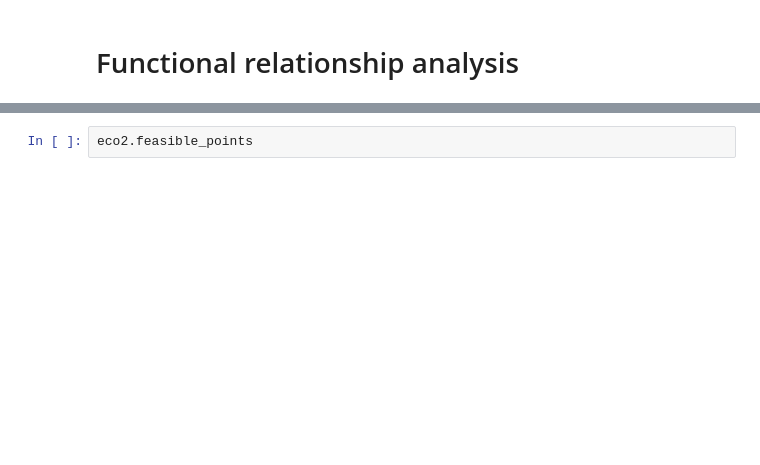
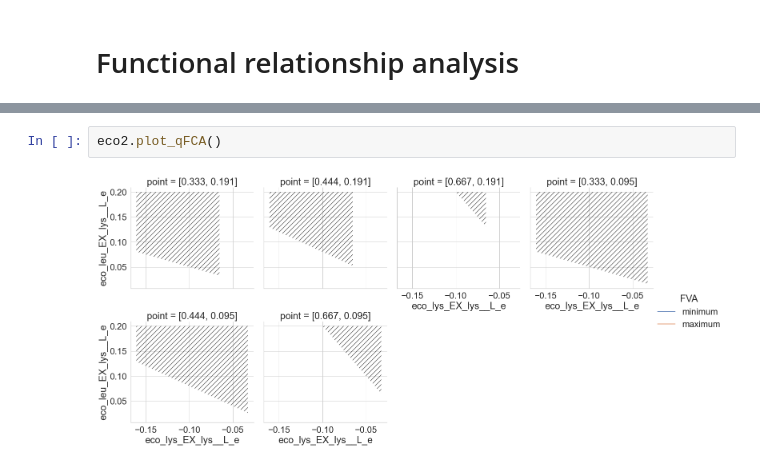
Before and after one commit to mathomics/ecosystem, a Jupyter notebook: sup_coli_synthetic_com.ipynb, the cells around one changed output, grey strips where cells are left out. Drawn from its saved outputs; the diff is of its cells as text; blank space fills up the shorter version.

```diff
--- a/sup_coli_synthetic_com.ipynb
+++ b/sup_coli_synthetic_com.ipynb
@@ -371,2 +501,4 @@ IndexError: index 1 is out of bounds for axis 0 with size 1
 # %%
-eco2.feasible_points
+eco2.plot_qFCA()
+# %% [output]
+[figure, added]
```
Also changed, not shown: parts of 36 cells of this notebook, 1 other file.
